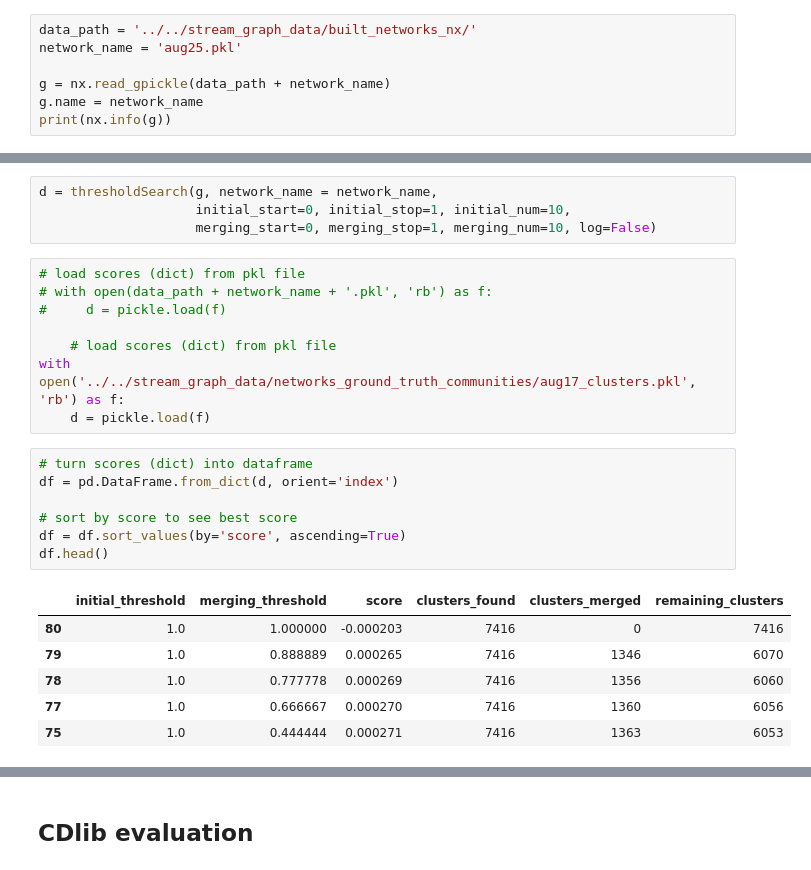
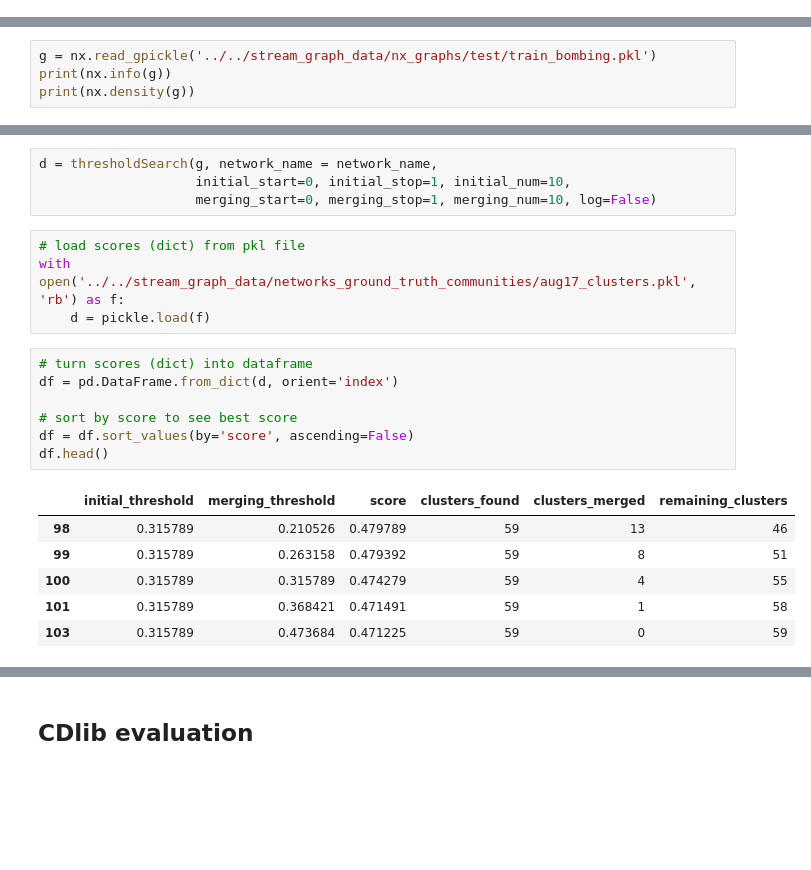
Before and after one commit to nidiamcl/stream-graph, a Jupyter notebook: streamgraph/evaluation.ipynb, the cells around one changed output, grey strips where cells are left out. Drawn from its saved outputs; the diff is of its cells as text; blank space fills up the shorter version.

```diff
--- a/streamgraph/evaluation.ipynb
+++ b/streamgraph/evaluation.ipynb
@@ -109,7 +75,0 @@ Network density: 0.03311331787278746
-# %%
-data_path = '../../stream_graph_data/built_networks_nx/'
-network_name = 'aug25.pkl'
-
-g = nx.read_gpickle(data_path + network_name)
-g.name = network_name
-print(nx.info(g))
@@ -125,0 +76,4 @@ nx.density(g)
+# %%
+g = nx.read_gpickle('../../stream_graph_data/nx_graphs/test/train_bombing.pkl')
+print(nx.info(g))
+print(nx.density(g))
@@ -151,23 +104,19 @@ d = thresholdSearch(g, network_name = network_name,
                     merging_start=0, merging_stop=1, merging_num=10, log=False)
 # %%
 # load scores (dict) from pkl file
-# with open(data_path + network_name + '.pkl', 'rb') as f:
-#     d = pickle.load(f)
-
-    # load scores (dict) from pkl file
 with open('../../stream_graph_data/networks_ground_truth_communities/aug17_clusters.pkl', 'rb') as f:
     d = pickle.load(f)
 # %%
 # turn scores (dict) into dataframe
 df = pd.DataFrame.from_dict(d, orient='index')
 
 # sort by score to see best score
-df = df.sort_values(by='score', ascending=True)
+df = df.sort_values(by='score', ascending=False)
 df.head()
 # %% [output]
 |  | initial_threshold | merging_threshold | score | clusters_found | clusters_merged | remaining_clusters |
-| 80 | 1.0 | 1.000000 | -0.000203 | 7416 | 0 | 7416 |
-| 79 | 1.0 | 0.888889 | 0.000265 | 7416 | 1346 | 6070 |
-| 78 | 1.0 | 0.777778 | 0.000269 | 7416 | 1356 | 6060 |
-| 77 | 1.0 | 0.666667 | 0.000270 | 7416 | 1360 | 6056 |
-| 75 | 1.0 | 0.444444 | 0.000271 | 7416 | 1363 | 6053 |
+| 98 | 0.315789 | 0.210526 | 0.479789 | 59 | 13 | 46 |
+| 99 | 0.315789 | 0.263158 | 0.479392 | 59 | 8 | 51 |
+| 100 | 0.315789 | 0.315789 | 0.474279 | 59 | 4 | 55 |
+| 101 | 0.315789 | 0.368421 | 0.471491 | 59 | 1 | 58 |
+| 103 | 0.315789 | 0.473684 | 0.471225 | 59 | 0 | 59 |
```
Also changed, not shown: parts of 25 cells of this notebook, 10 other files.
